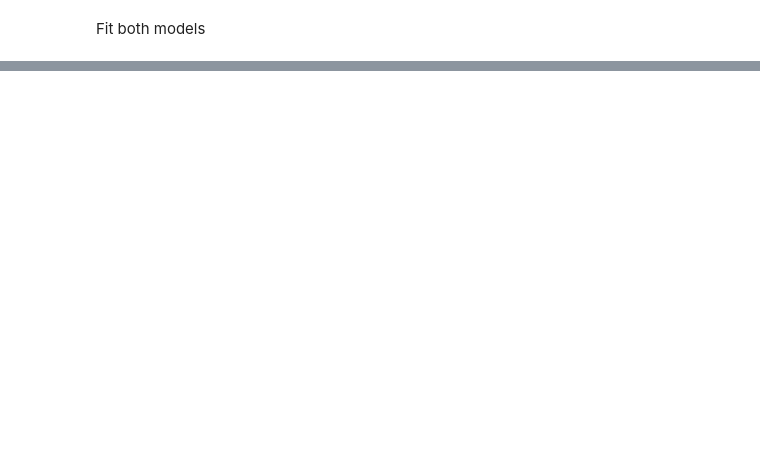
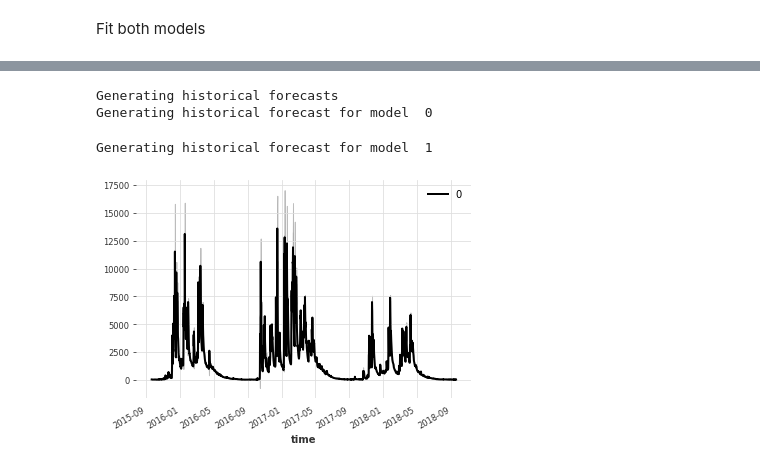
Before and after one commit to orion-junkins/river-level-forecasting, a Jupyter notebook: demo.ipynb, the cells around one changed output, grey strips where cells are left out. Drawn from its saved outputs; the diff is of its cells as text; code cells hidden in the pictures; blank space fills up the shorter version.

Commit message:
Basic likelihood models added to Forecaster
Rough draft - still experimenting with output handling

```diff
--- a/demo.ipynb
+++ b/demo.ipynb
@@ -1,7 +1,7 @@
 # %% [markdown]
 Build or load a 'CatchmentData' instance to allow access to all needed data
 # %%
-rebuild_catchment = True
+rebuild_catchment = False
 # %%
 from forecasting.catchment_data import CatchmentData
 import pickle
@@ -77,0 +75,10 @@ Training loss: 0.0005, validation loss: 0.0017, best val loss: 0.0017
+# %%
+hst_fcasts2 = block_rnn_forecaster.historical_forecasts(num_samples=100, forecast_horizon=12, stride=12)
+# %% [output]
+Generating historical forecasts
+Generating historical forecast for model  0
+Generating historical forecast for model  1
+# %%
+hst_fcasts2[0].plot()
+# %% [output]
+[figure, added]
```
Also changed, not shown: parts of 14 cells of this notebook, 1 other file.
